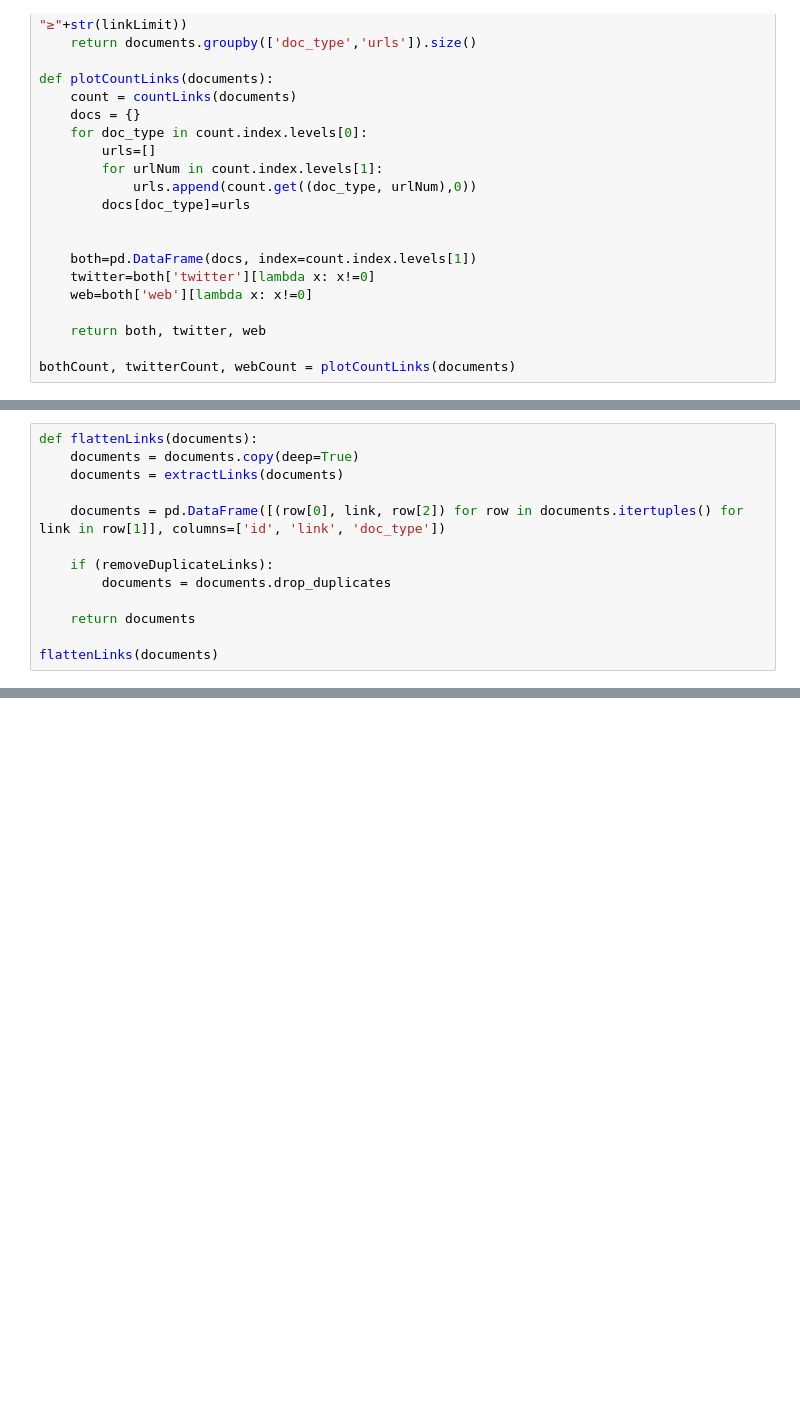
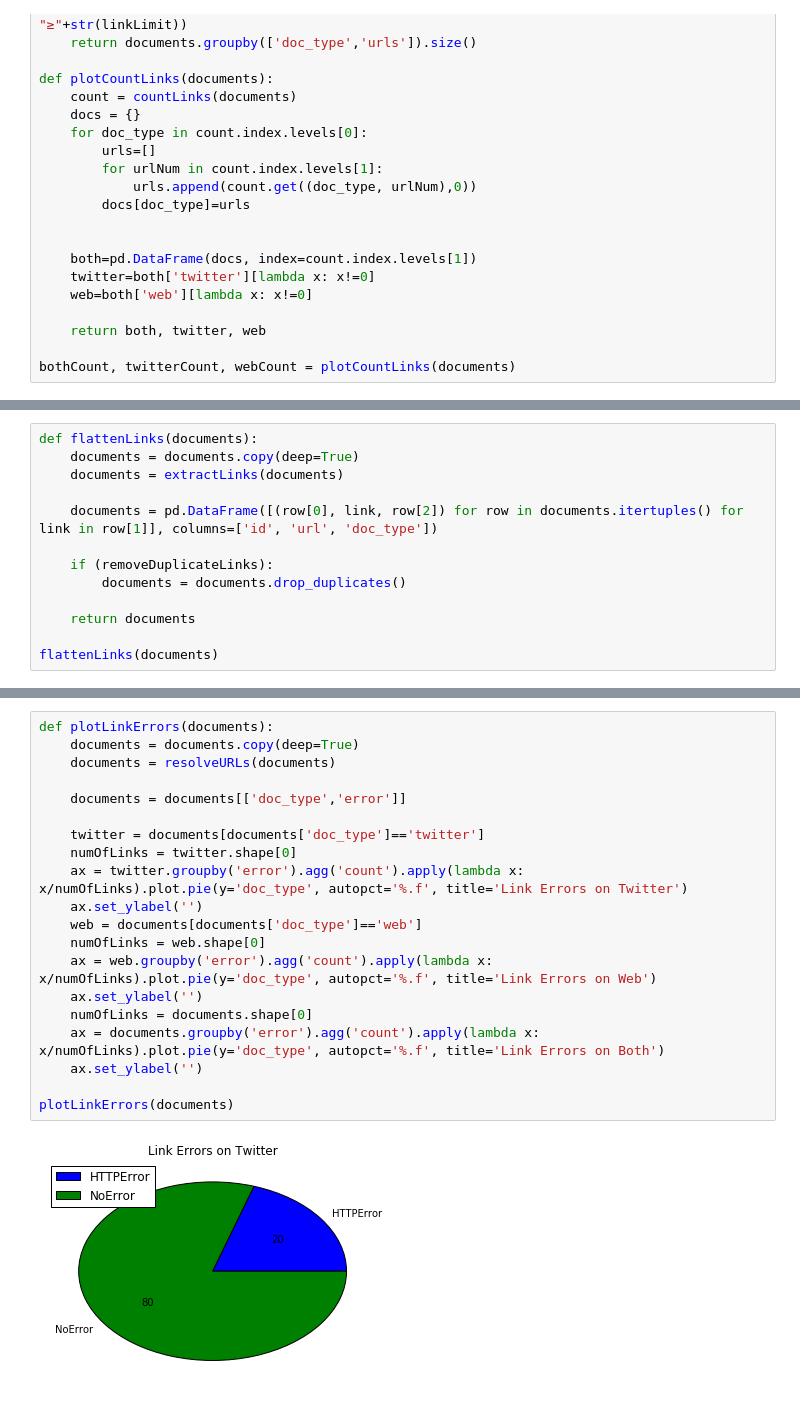
Before and after one commit to psmeros/SciLens, a Jupyter notebook: src/plotLinks.ipynb, the cells around one changed output, grey strips where cells are left out. Cells and saved outputs as stored; diff of their text form; blank space fills up the shorter version.

Commit message:
Plotted piechart with Link Errors.

```diff
--- a/src/plotLinks.ipynb
+++ b/src/plotLinks.ipynb
@@ -120,10 +119,10 @@ def flattenLinks(documents):
     documents = documents.copy(deep=True)
     documents = extractLinks(documents)
 
-    documents = pd.DataFrame([(row[0], link, row[2]) for row in documents.itertuples() for link in row[1]], columns=['id', 'link', 'doc_type'])
+    documents = pd.DataFrame([(row[0], link, row[2]) for row in documents.itertuples() for link in row[1]], columns=['id', 'url', 'doc_type'])
 
     if (removeDuplicateLinks):
-        documents = documents.drop_duplicates
+        documents = documents.drop_duplicates()
 
     return documents
 
@@ -220,0 +192,22 @@ print (urls)
+# %%
+def plotLinkErrors(documents):
+    documents = documents.copy(deep=True)
+    documents = resolveURLs(documents)
+
+    documents = documents[['doc_type','error']]
+
+    twitter = documents[documents['doc_type']=='twitter']
+    numOfLinks = twitter.shape[0]
+    ax = twitter.groupby('error').agg('count').apply(lambda x: x/numOfLinks).plot.pie(y='doc_type', autopct='%.f', title='Link Errors on Twitter')
+    ax.set_ylabel('')
+    web = documents[documents['doc_type']=='web']
+    numOfLinks = web.shape[0]
+    ax = web.groupby('error').agg('count').apply(lambda x: x/numOfLinks).plot.pie(y='doc_type', autopct='%.f', title='Link Errors on Web')
+    ax.set_ylabel('')
+    numOfLinks = documents.shape[0]
+    ax = documents.groupby('error').agg('count').apply(lambda x: x/numOfLinks).plot.pie(y='doc_type', autopct='%.f', title='Link Errors on Both')
+    ax.set_ylabel('')
+
+plotLinkErrors(documents)
+# %% [output]
+[figure, added]
```
Also changed, not shown: parts of 12 cells of this notebook.
